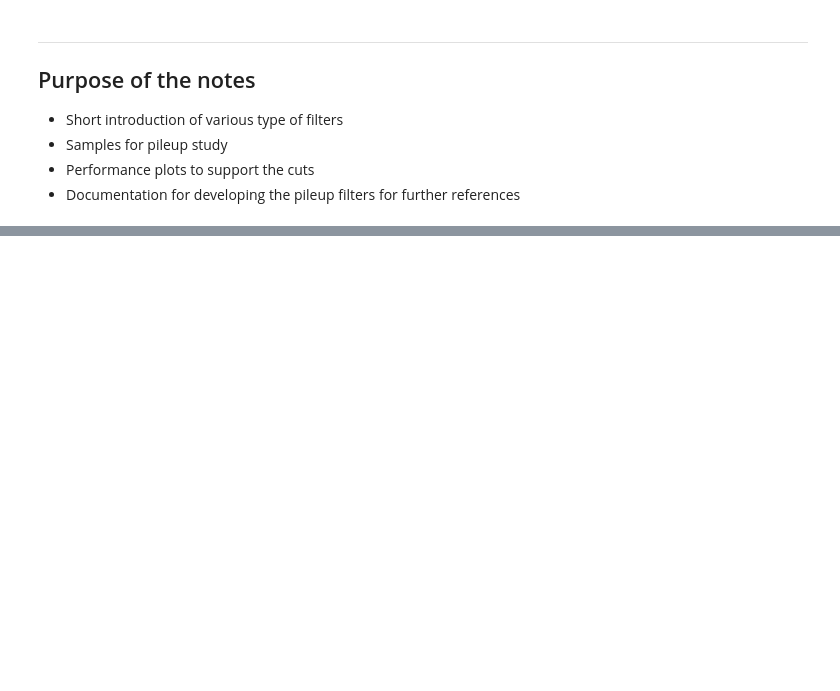
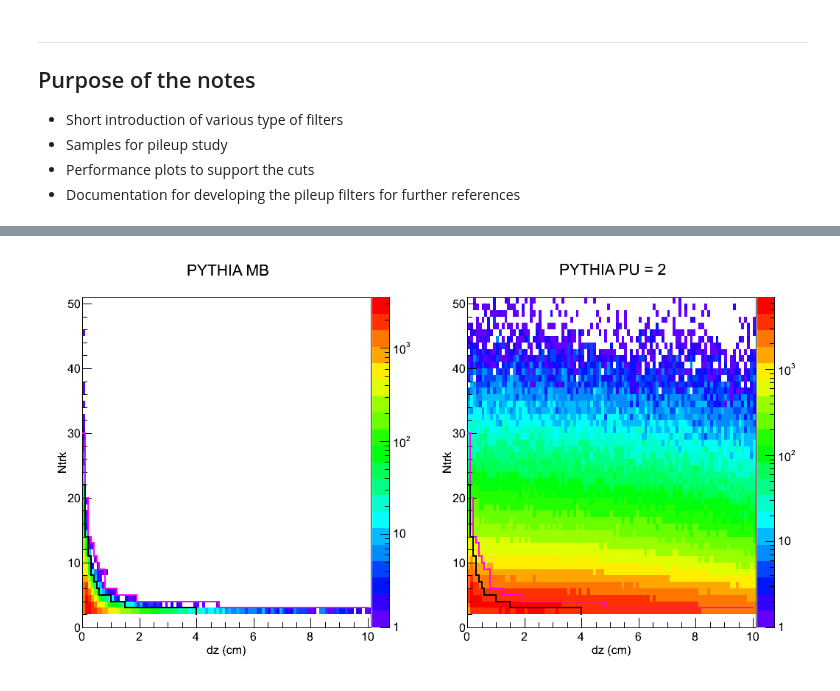
Before and after one commit to KongTu/pileUpCorrector, a Jupyter notebook: notebook/pileUpFilterMustRead.ipynb, the cells around one changed output, grey strips where cells are left out. Drawn from its saved outputs; the diff is of its cells as text; code cells hidden in the pictures; blank space fills up the shorter version.

```diff
--- a/notebook/pileUpFilterMustRead.ipynb
+++ b/notebook/pileUpFilterMustRead.ipynb
@@ -43,0 +131,4 @@ print x
+# %%
+Image(filename = pathname + MCppDzNtrk )
+# %% [output]
+[figure, added]
```
Also changed, not shown: parts of 12 cells of this notebook, 9 other files.
